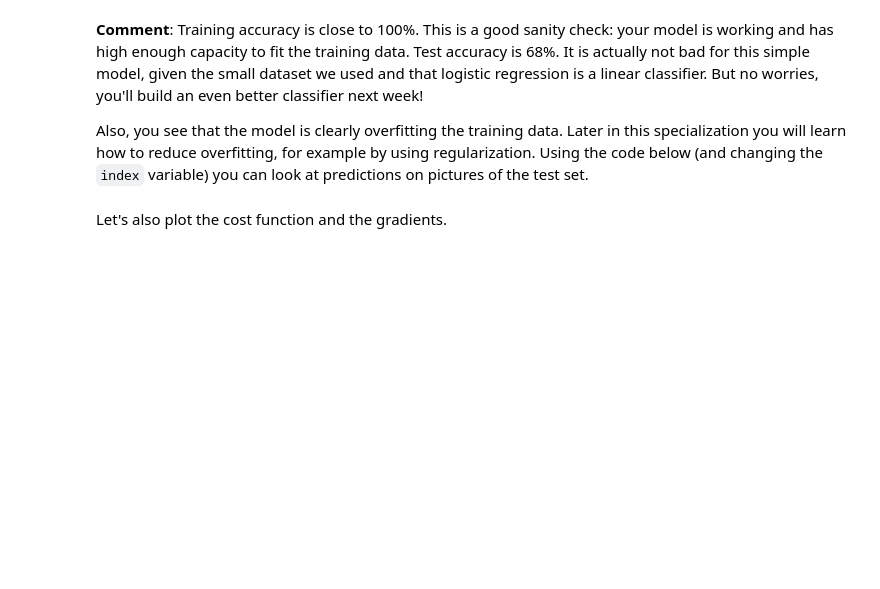
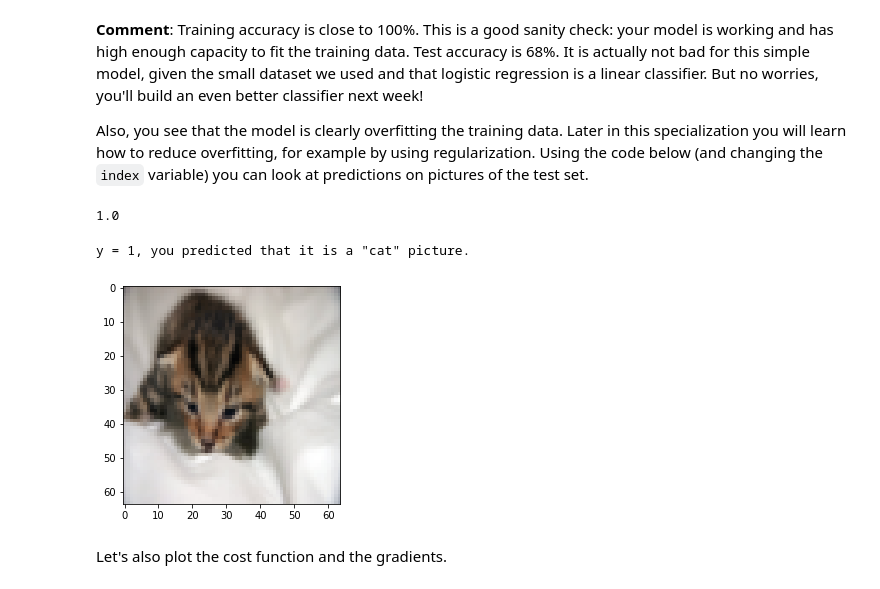
Before and after one commit to atpavan/coursera-dl-specialization, a Jupyter notebook: C1/week2/Logistic regression as nn/Logistic_Regression_with_a_Neural_Network_mindset_v6a.ipynb, the cells around one changed output. Cells and saved outputs as stored; diff of their text form; code cells hidden in the pictures; blank space fills up the shorter version.

```diff
--- a/C1/week2/Logistic regression as nn/Logistic_Regression_with_a_Neural_Network_mindset_v6a.ipynb
+++ b/C1/week2/Logistic regression as nn/Logistic_Regression_with_a_Neural_Network_mindset_v6a.ipynb
@@ -399,14 +399,14 @@ def propagate(w, b, X, Y):
 
     # FORWARD PROPAGATION (FROM X TO COST)
     ### START CODE HERE ### (≈ 2 lines of code)
-    A = None                                    # compute activation
-    cost = None                                 # compute cost
+    A = sigmoid(np.dot(w.T,X)+b)                                   # compute activation
+    cost = -np.sum((Y*np.log(A)+ (1-Y) * np.log(1-A)),axis=1)/m                                 # compute cost
     ### END CODE HERE ###
 
     # BACKWARD PROPAGATION (TO FIND GRAD)
     ### START CODE HERE ### (≈ 2 lines of code)
-    dw = None
-    db = None
+    dw = np.dot(X,(A-Y).T)/m
+    db = np.sum(A-Y,axis=1)/m
     ### END CODE HERE ###
 
     assert(dw.shape == w.shape)
@@ -484,7 +489,7 @@ def optimize(w, b, X, Y, num_iterations, learning_rate, print_cost = False):
 
         # Cost and gradient calculation (≈ 1-4 lines of code)
         ### START CODE HERE ###
-        grads, cost = None
+        grads, cost = propagate(w,b,X,Y)
         ### END CODE HERE ###
 
         # Retrieve derivatives from grads
@@ -493,8 +498,8 @@ def optimize(w, b, X, Y, num_iterations, learning_rate, print_cost = False):
 
         # update rule (≈ 2 lines of code)
         ### START CODE HERE ###
-        w = None
-        b = None
+        w = w - learning_rate * dw
+        b = b - learning_rate * db
         ### END CODE HERE ###
 
         # Record the costs
@@ -572,14 +584,17 @@ def predict(w, b, X):
 
     # Compute vector "A" predicting the probabilities of a cat being present in the picture
     ### START CODE HERE ### (≈ 1 line of code)
-    A = None
+    A = sigmoid(np.dot(w.T,X)+b)
     ### END CODE HERE ###
 
     for i in range(A.shape[1]):
 
         # Convert probabilities A[0,i] to actual predictions p[0,i]
         ### START CODE HERE ### (≈ 4 lines of code)
-        pass
+        if A[0,i] <= 0.5:
+            Y_prediction[0,i] = 0
+        else:
+            Y_prediction[0,i] = 1
         ### END CODE HERE ###
 
     assert(Y_prediction.shape == (1, m))
@@ -645,18 +662,18 @@ def model(X_train, Y_train, X_test, Y_test, num_iterations = 2000, learning_rate
     ### START CODE HERE ###
 
     # initialize parameters with zeros (≈ 1 line of code)
-    w, b = None
+    w, b = initialize_with_zeros(X_train.shape[0])
 
     # Gradient descent (≈ 1 line of code)
-    parameters, grads, costs = None
+    parameters, grads, costs = optimize(w,b,X_train,Y_train,num_iterations,learning_rate,print_cost)
 
     # Retrieve parameters w and b from dictionary "parameters"
     w = parameters["w"]
     b = parameters["b"]
 
     # Predict test/train set examples (≈ 2 lines of code)
-    Y_prediction_test = None
-    Y_prediction_train = None
+    Y_prediction_test = predict(w,b,X_test)
+    Y_prediction_train = predict(w,b,X_train)
 
     ### END CODE HERE ###
 
@@ -705,11 +740,20 @@ d = model(train_set_x, train_set_y, test_set_x, test_set_y, num_iterations = 200
 **Comment**: Training accuracy is close to 100%. This is a good sanity check: your model is working and has high enough capacity to fit the training data. Test accuracy is 68%. It is actually not bad for this simple model, given the small dataset we used and that logistic regression is a linear classifier. But no worries, you'll build an even better classifier next week!
 
 Also, you see that the model is clearly overfitting the training data. Later in this specialization you will learn how to reduce overfitting, for example by using regularization. Using the code below (and changing the `index` variable) you can look at predictions on pictures of the test set.
+# %%
+sample_label = d["Y_prediction_test"][0,2]
+sample_label
+# %% [output]
+1.0
 # %%
 # Example of a picture that was wrongly classified.
 index = 1
 plt.imshow(test_set_x[:,index].reshape((num_px, num_px, 3)))
-print ("y = " + str(test_set_y[0,index]) + ", you predicted that it is a \"" + classes[d["Y_prediction_test"][0,index]].decode("utf-8") +  "\" picture.")
+print ("y = " + str(test_set_y[0,index]) + ", you predicted that it is a \"" +
+       classes[int(d["Y_prediction_test"][0,index])].decode("utf-8") +  "\" picture.")
+# %% [output]
+y = 1, you predicted that it is a "cat" picture.
+[figure, added]
 # %% [markdown]
 Let's also plot the cost function and the gradients.
 # %%
```
Also changed, not shown: parts of 10 cells of this notebook.
